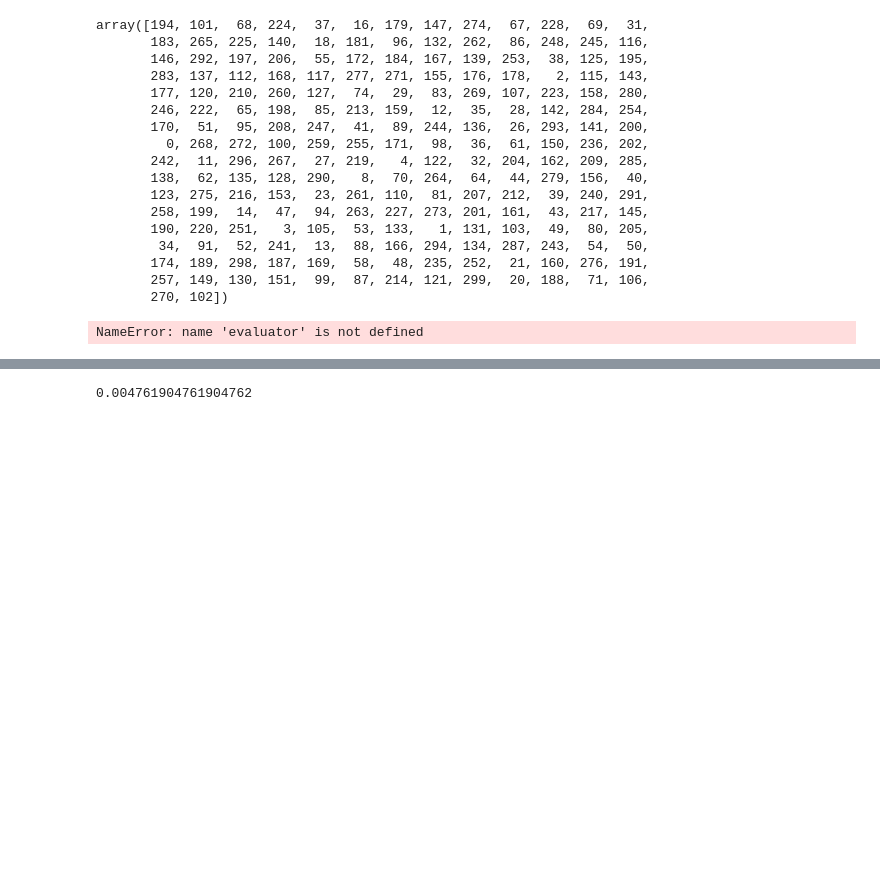
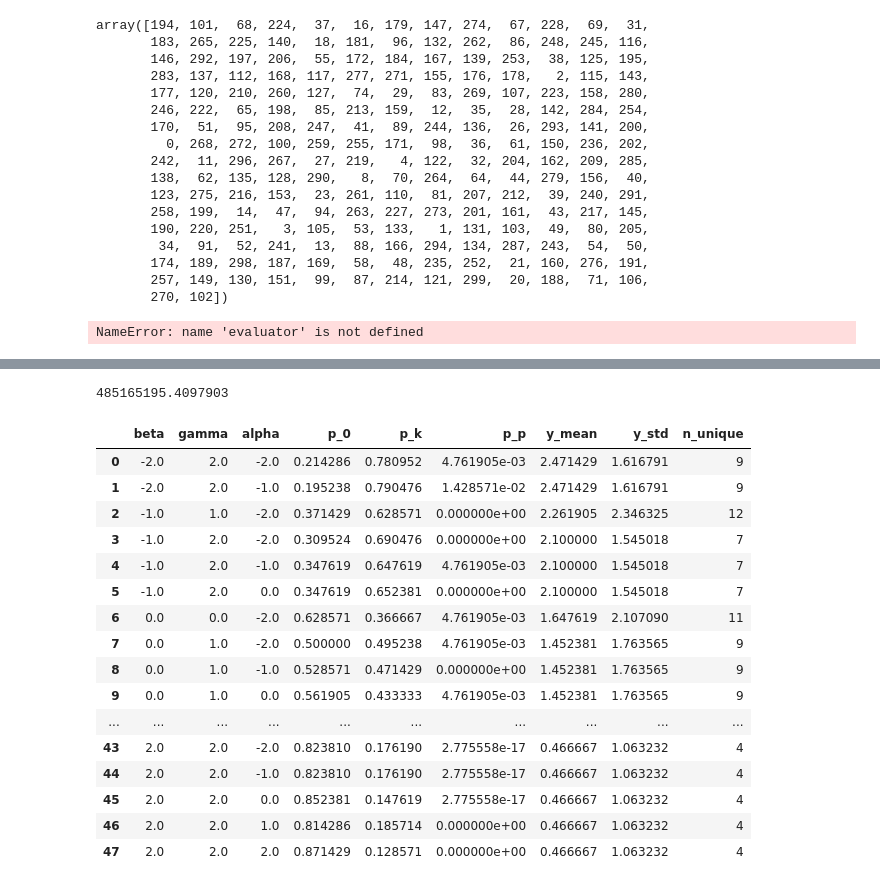
Before and after one commit to JPasindu/ResearchProjectMain, a Jupyter notebook: Final Simulation/simulation_02.ipynb, the cells around one changed output, grey strips where cells are left out. Saved outputs shown, nothing was run; the diff lists cells and outputs as text; code cells hidden in the pictures; blank space fills up the shorter version.

```diff
--- a/Final Simulation/simulation_02.ipynb
+++ b/Final Simulation/simulation_02.ipynb
@@ -722,7 +605,24 @@ results_r2_minus.to_csv('results_r2_minus.csv')
 # %%
-test_size=0.3
-n=300
+np.exp(20)
+# %% [output]
+485165195.4097903
 # %%
-1/(n*(1-test_size))
+problmatic_para
 # %% [output]
-0.004761904761904762
+|  | beta | gamma | alpha | p_0 | p_k | p_p | y_mean | y_std | n_unique |
+| 0 | -2.0 | 2.0 | -2.0 | 0.214286 | 0.780952 | 4.761905e-03 | 2.471429 | 1.616791 | 9 |
+| 1 | -2.0 | 2.0 | -1.0 | 0.195238 | 0.790476 | 1.428571e-02 | 2.471429 | 1.616791 | 9 |
+| 2 | -1.0 | 1.0 | -2.0 | 0.371429 | 0.628571 | 0.000000e+00 | 2.261905 | 2.346325 | 12 |
+| 3 | -1.0 | 2.0 | -2.0 | 0.309524 | 0.690476 | 0.000000e+00 | 2.100000 | 1.545018 | 7 |
+| 4 | -1.0 | 2.0 | -1.0 | 0.347619 | 0.647619 | 4.761905e-03 | 2.100000 | 1.545018 | 7 |
+| 5 | -1.0 | 2.0 | 0.0 | 0.347619 | 0.652381 | 0.000000e+00 | 2.100000 | 1.545018 | 7 |
+| 6 | 0.0 | 0.0 | -2.0 | 0.628571 | 0.366667 | 4.761905e-03 | 1.647619 | 2.107090 | 11 |
+| 7 | 0.0 | 1.0 | -2.0 | 0.500000 | 0.495238 | 4.761905e-03 | 1.452381 | 1.763565 | 9 |
+| 8 | 0.0 | 1.0 | -1.0 | 0.528571 | 0.471429 | 0.000000e+00 | 1.452381 | 1.763565 | 9 |
+| 9 | 0.0 | 1.0 | 0.0 | 0.561905 | 0.433333 | 4.761905e-03 | 1.452381 | 1.763565 | 9 |
+| ... | ... | ... | ... | ... | ... | ... | ... | ... | ... |
+| 43 | 2.0 | 2.0 | -2.0 | 0.823810 | 0.176190 | 2.775558e-17 | 0.466667 | 1.063232 | 4 |
+| 44 | 2.0 | 2.0 | -1.0 | 0.823810 | 0.176190 | 2.775558e-17 | 0.466667 | 1.063232 | 4 |
+| 45 | 2.0 | 2.0 | 0.0 | 0.852381 | 0.147619 | 2.775558e-17 | 0.466667 | 1.063232 | 4 |
+| 46 | 2.0 | 2.0 | 1.0 | 0.814286 | 0.185714 | 0.000000e+00 | 0.466667 | 1.063232 | 4 |
+| 47 | 2.0 | 2.0 | 2.0 | 0.871429 | 0.128571 | 0.000000e+00 | 0.466667 | 1.063232 | 4 |
```
Also changed, not shown: parts of 9 cells of this notebook, 6 other files.
